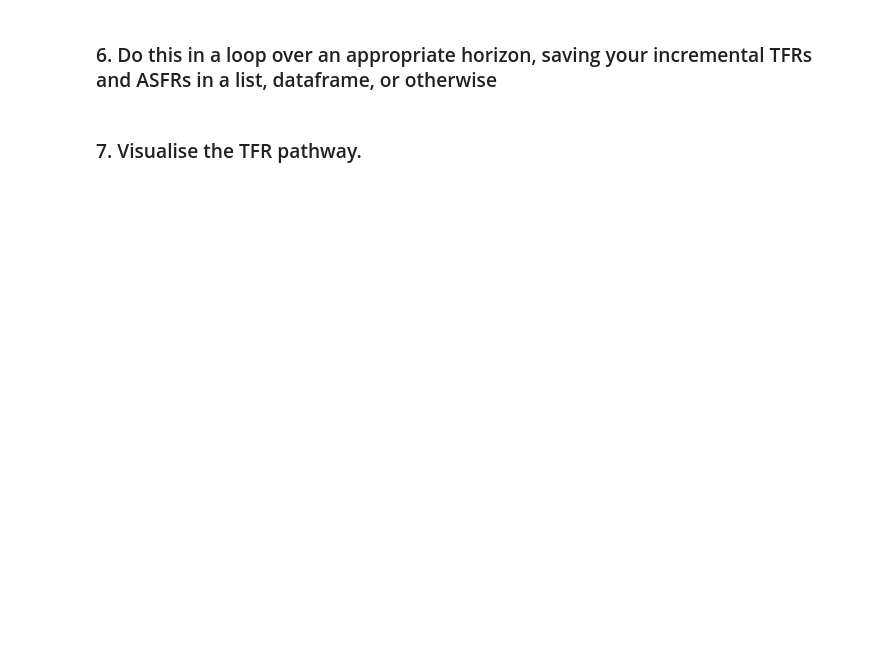
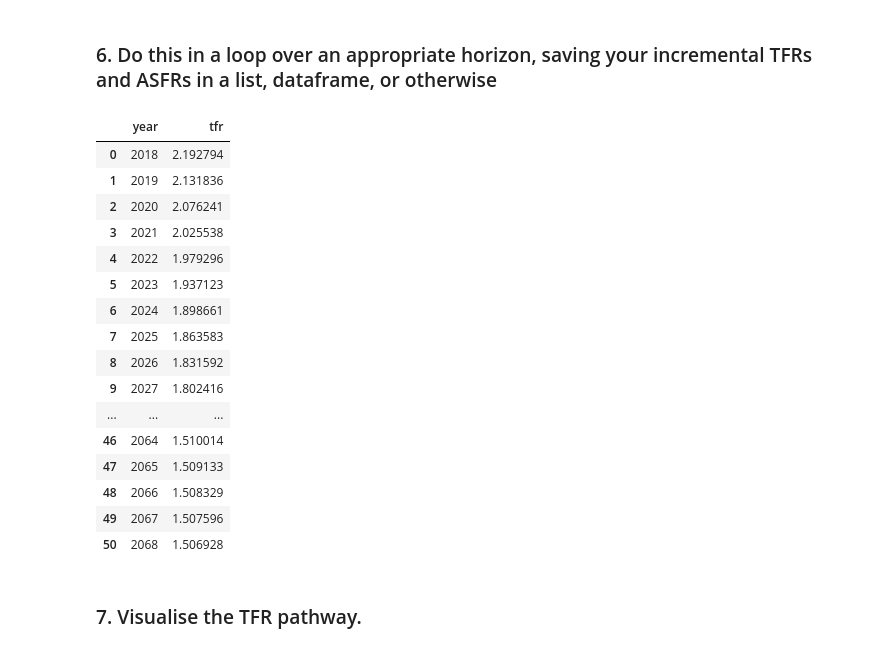
Before and after one commit to crahal/PyCCM, a Jupyter notebook: course/labs/questions/Computer_Lab_3.ipynb, the cells around one changed output. Cells and saved outputs as stored; diff of their text form; code cells hidden in the pictures; blank space fills up the shorter version.

```diff
--- a/course/labs/questions/Computer_Lab_3.ipynb
+++ b/course/labs/questions/Computer_Lab_3.ipynb
@@ -55,3 +167,23 @@ Every ~15 minutes we'll stretch our legs, drink some water, and then live code u
+# %%
+df_trajectory
+# %% [output]
+|  | year | tfr |
+| 0 | 2018 | 2.192794 |
+| 1 | 2019 | 2.131836 |
+| 2 | 2020 | 2.076241 |
+| 3 | 2021 | 2.025538 |
+| 4 | 2022 | 1.979296 |
+| 5 | 2023 | 1.937123 |
+| 6 | 2024 | 1.898661 |
+| 7 | 2025 | 1.863583 |
+| 8 | 2026 | 1.831592 |
+| 9 | 2027 | 1.802416 |
+| ... | ... | ... |
+| 46 | 2064 | 1.510014 |
+| 47 | 2065 | 1.509133 |
+| 48 | 2066 | 1.508329 |
+| 49 | 2067 | 1.507596 |
+| 50 | 2068 | 1.506928 |
 # %% [markdown]
 ### 7. Visualise the TFR pathway.
 # %%
```
Also changed, not shown: parts of 33 cells of this notebook, 2 other files.
